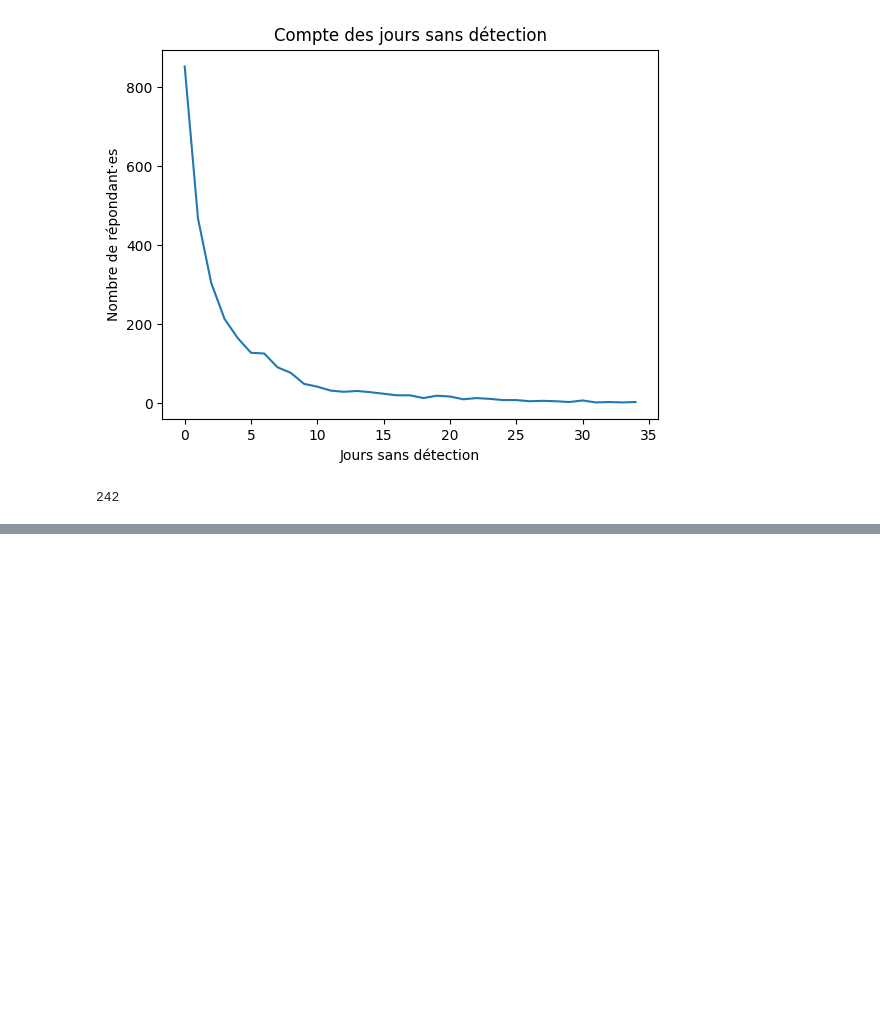
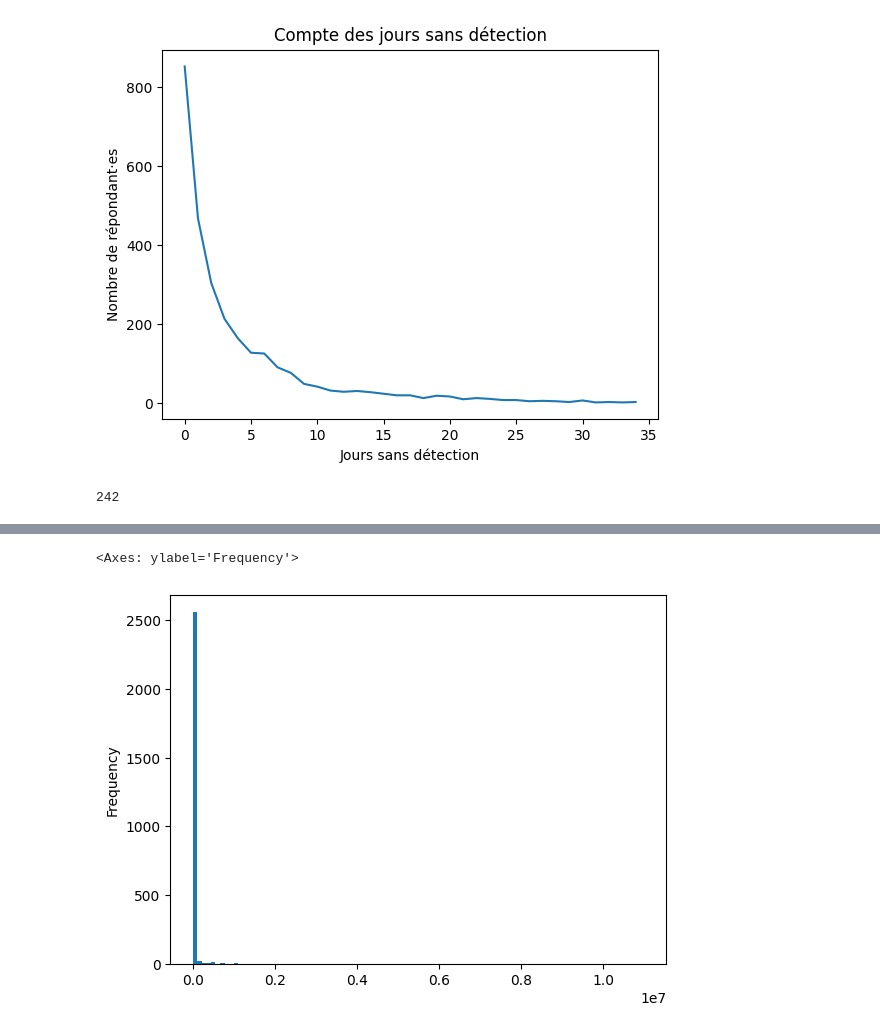
Before and after one commit to meschultheiss/Feuille-de-route-GPS, a Jupyter notebook: Notebooks/user_statistics.ipynb, the cells around one changed output, grey strips where cells are left out. Cells and saved outputs as stored; diff of their text form; code cells hidden in the pictures; blank space fills up the shorter version.

```diff
--- a/Notebooks/user_statistics.ipynb
+++ b/Notebooks/user_statistics.ipynb
@@ -511,0 +512,5 @@ plt.show()
+# %%
+usr_stats['distance_home_gps_survey_m'].plot.hist(bins=100)
+# %% [output]
+<Axes: ylabel='Frequency'>
+[figure, added]
```
Also changed, not shown: parts of 6 cells of this notebook, 2 other files.
